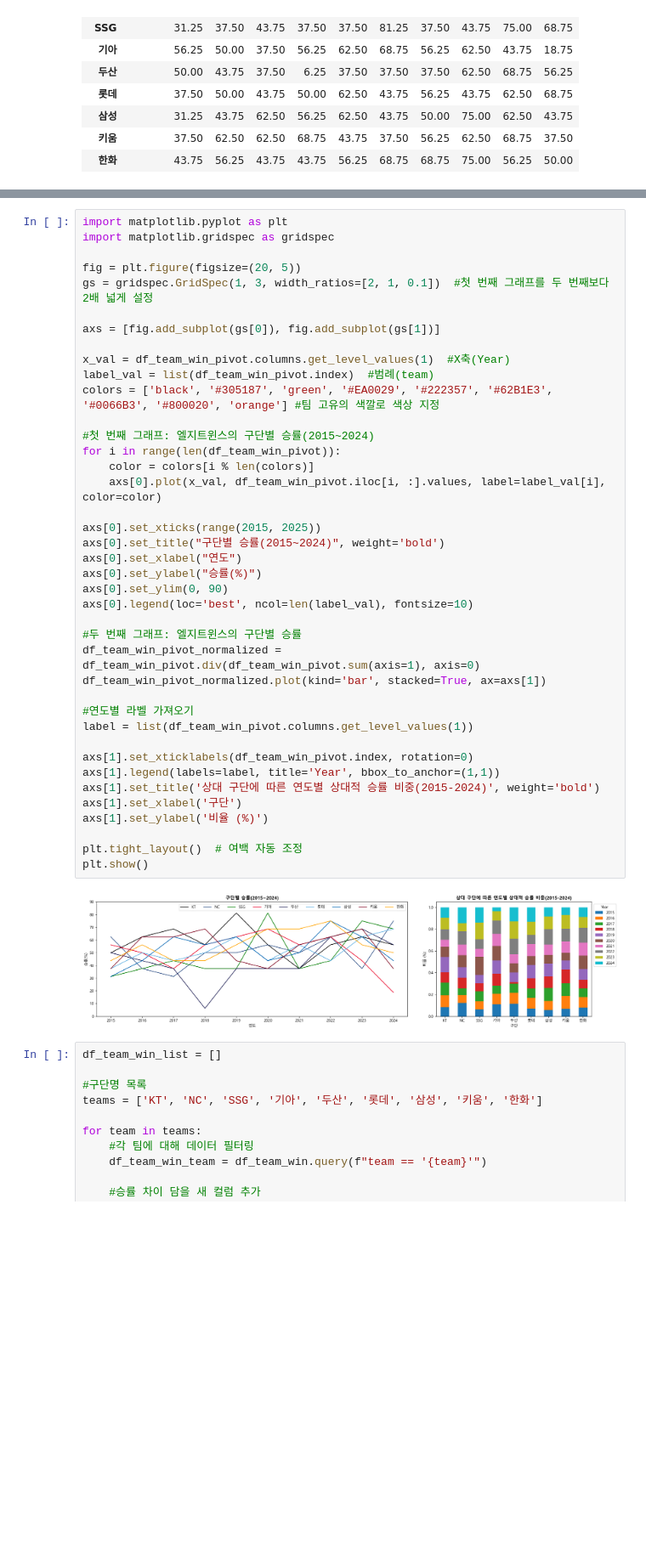
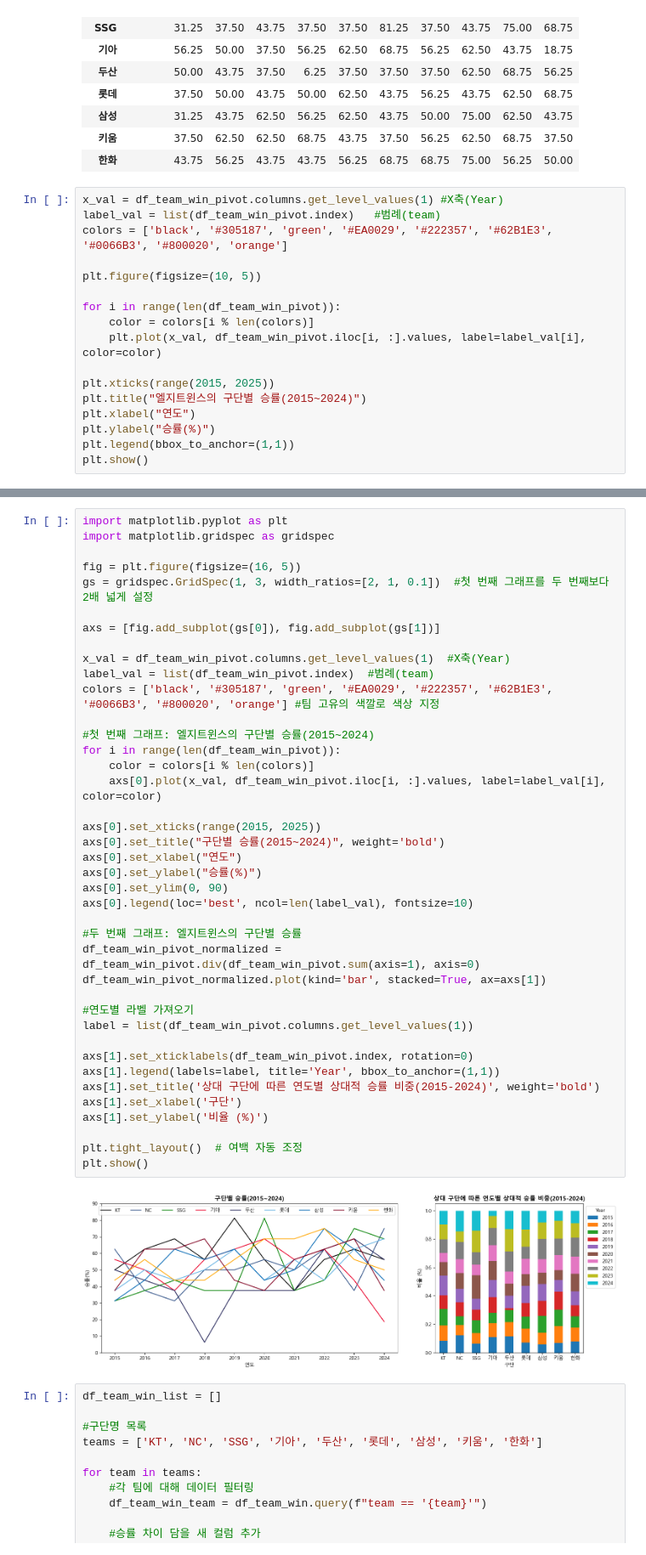
Before and after one commit to IAMKIMEUNSEO/predict2025_kbo_lgtwins_winning_rate, a Jupyter notebook: lgtwins.ipynb, the cells around one changed output, grey strips where cells are left out. Shown: that part at 85% size. Drawn from its saved outputs; the diff is of its cells as text; blank space fills up the shorter version.

Commit message:
엘지트윈스 승률(2015~2024) 그래프 2개로 다시 분리

```diff
--- a/lgtwins.ipynb
+++ b/lgtwins.ipynb
@@ -355,3 +355,20 @@ df_team_win_pivot
 | 삼성 | 31.25 | 43.75 | 62.50 | 56.25 | 62.50 | 43.75 | 50.00 | 75.00 | 62.50 | 43.75 |
 | 키움 | 37.50 | 62.50 | 62.50 | 68.75 | 43.75 | 37.50 | 56.25 | 62.50 | 68.75 | 37.50 |
 | 한화 | 43.75 | 56.25 | 43.75 | 43.75 | 56.25 | 68.75 | 68.75 | 75.00 | 56.25 | 50.00 |
+# %%
+x_val = df_team_win_pivot.columns.get_level_values(1) #X축(Year)
+label_val = list(df_team_win_pivot.index)   #범례(team)
+colors = ['black', '#305187', 'green', '#EA0029', '#222357', '#62B1E3', '#0066B3', '#800020', 'orange']
+
+plt.figure(figsize=(10, 5))
+
+for i in range(len(df_team_win_pivot)):
+    color = colors[i % len(colors)]
+    plt.plot(x_val, df_team_win_pivot.iloc[i, :].values, label=label_val[i], color=color)
+
+plt.xticks(range(2015, 2025))
+plt.title("엘지트윈스의 구단별 승률(2015~2024)")
+plt.xlabel("연도")
+plt.ylabel("승률(%)")
+plt.legend(bbox_to_anchor=(1,1))
+plt.show()
@@ -359,7 +395,7 @@ df_team_win_pivot
 import matplotlib.pyplot as plt
 import matplotlib.gridspec as gridspec
 
-fig = plt.figure(figsize=(20, 5))
+fig = plt.figure(figsize=(16, 5))
 gs = gridspec.GridSpec(1, 3, width_ratios=[2, 1, 0.1])  #첫 번째 그래프를 두 번째보다 2배 넓게 설정
 
 axs = [fig.add_subplot(gs[0]), fig.add_subplot(gs[1])]
@@ -369,34 +405,34 @@ label_val = list(df_team_win_pivot.index)  #범례(team)
 colors = ['black', '#305187', 'green', '#EA0029', '#222357', '#62B1E3', '#0066B3', '#800020', 'orange'] #팀 고유의 색깔로 색상 지정
 
 #첫 번째 그래프: 엘지트윈스의 구단별 승률(2015~2024)
 for i in range(len(df_team_win_pivot)):
     color = colors[i % len(colors)]
     axs[0].plot(x_val, df_team_win_pivot.iloc[i, :].values, label=label_val[i], color=color)
 
 axs[0].set_xticks(range(2015, 2025))
 axs[0].set_title("구단별 승률(2015~2024)", weight='bold')
 axs[0].set_xlabel("연도")
 axs[0].set_ylabel("승률(%)")
 axs[0].set_ylim(0, 90)
 axs[0].legend(loc='best', ncol=len(label_val), fontsize=10)
 
 #두 번째 그래프: 엘지트윈스의 구단별 승률
 df_team_win_pivot_normalized = df_team_win_pivot.div(df_team_win_pivot.sum(axis=1), axis=0)
 df_team_win_pivot_normalized.plot(kind='bar', stacked=True, ax=axs[1])
 
 #연도별 라벨 가져오기
 label = list(df_team_win_pivot.columns.get_level_values(1))
 
 axs[1].set_xticklabels(df_team_win_pivot.index, rotation=0)
 axs[1].legend(labels=label, title='Year', bbox_to_anchor=(1,1))
 axs[1].set_title('상대 구단에 따른 연도별 상대적 승률 비중(2015-2024)', weight='bold')
 axs[1].set_xlabel('구단')
 axs[1].set_ylabel('비율 (%)')
 
 plt.tight_layout()  # 여백 자동 조정
 plt.show()
 # %% [output]
-[figure, old version]
+[figure, new version]
 # %%
 df_team_win_list = []
 
```
Also changed, not shown: parts of 2 cells of this notebook.
